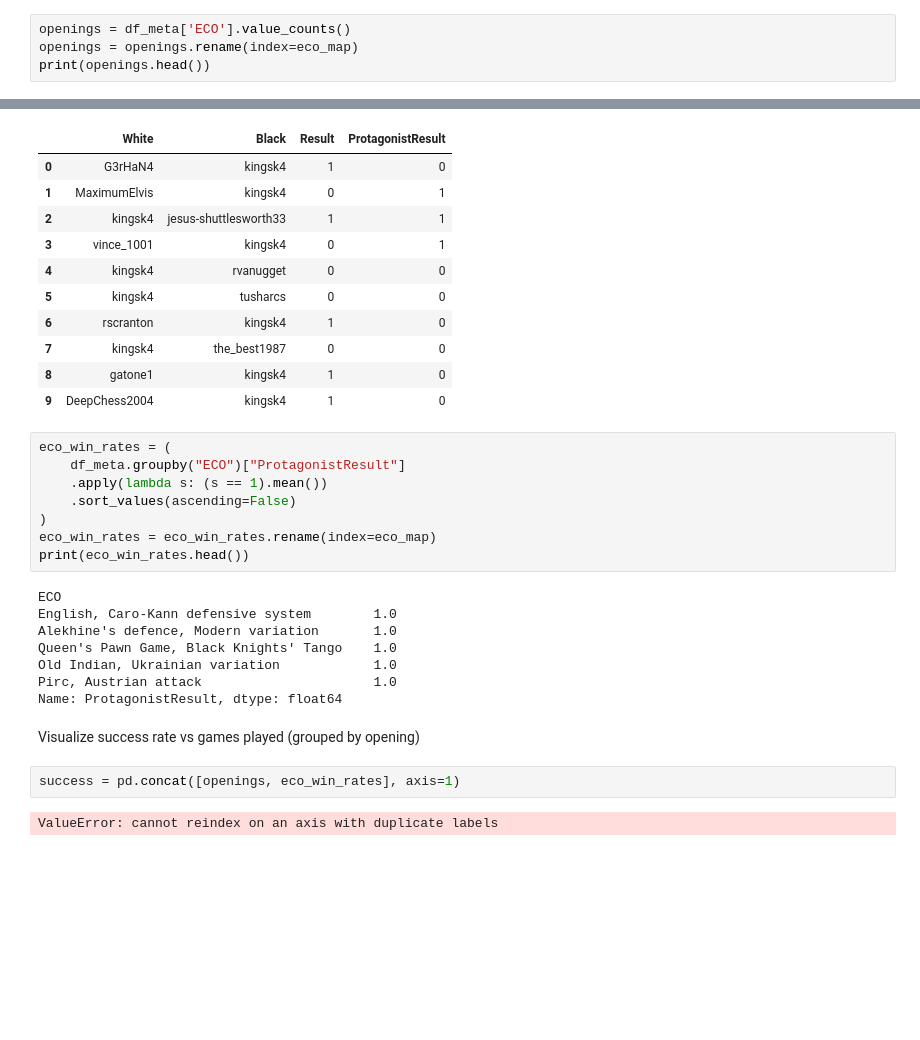
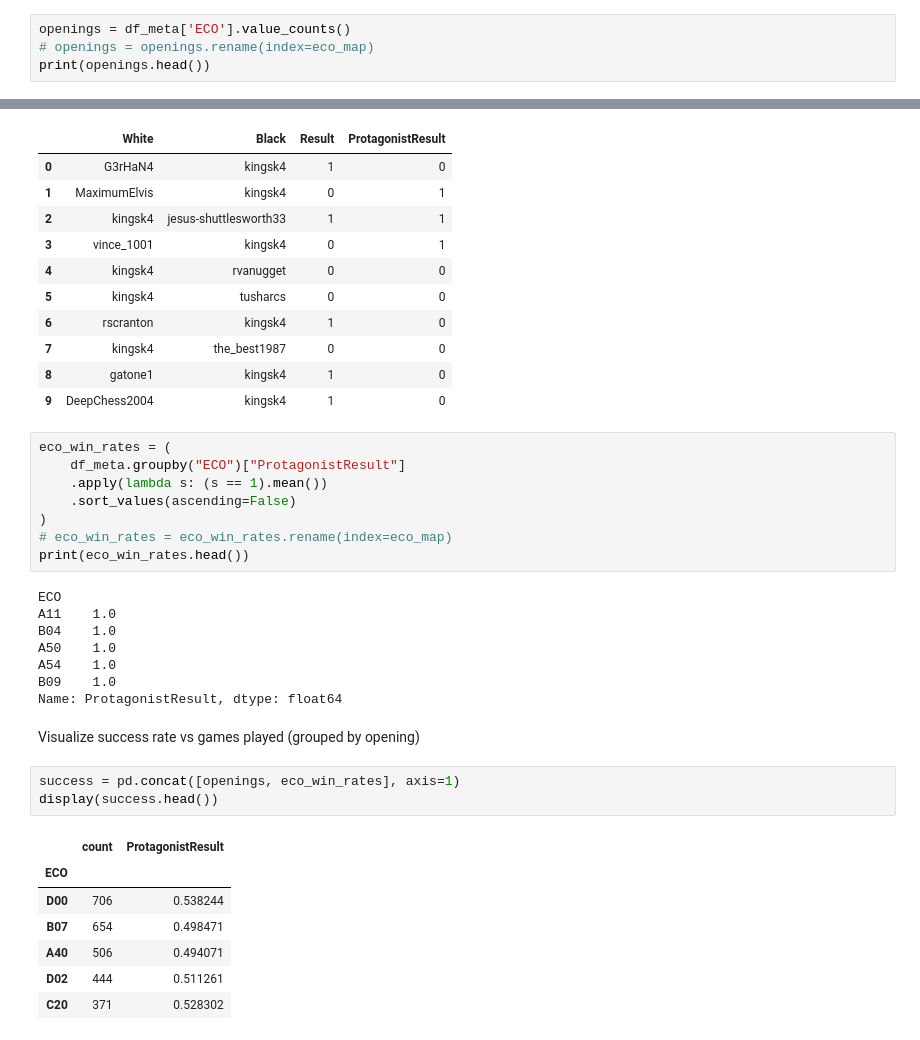
Before and after one commit to bryankeating10/WildHorse-Analytics-Chess-v2, a Jupyter notebook: Development/kingsk_data_preview.ipynb, the cells around one changed output, grey strips where cells are left out. Cells and saved outputs as stored; diff of their text form; blank space fills up the shorter version.

Commit message:
Opening success rate

```diff
--- a/Development/kingsk_data_preview.ipynb
+++ b/Development/kingsk_data_preview.ipynb
@@ -127,7 +127,7 @@ eco_map = eco_codes.set_index("ECO")["Opening_Name"].to_dict()
 Opening frequencies
 # %%
 openings = df_meta['ECO'].value_counts()
-openings = openings.rename(index=eco_map)
+# openings = openings.rename(index=eco_map)
 print(openings.head())
 # %% [output]
 ECO
@@ -173,19 +173,26 @@ eco_win_rates = (
     .apply(lambda s: (s == 1).mean())
     .sort_values(ascending=False)
 )
-eco_win_rates = eco_win_rates.rename(index=eco_map)
+# eco_win_rates = eco_win_rates.rename(index=eco_map)
 print(eco_win_rates.head())
 # %% [output]
 ECO
-English, Caro-Kann defensive system        1.0
-Alekhine's defence, Modern variation       1.0
-Queen's Pawn Game, Black Knights' Tango    1.0
-Old Indian, Ukrainian variation            1.0
-Pirc, Austrian attack                      1.0
+A11    1.0
+B04    1.0
+A50    1.0
+A54    1.0
+B09    1.0
 Name: ProtagonistResult, dtype: float64
 # %% [markdown]
 Visualize success rate vs games played (grouped by opening)
 # %%
 success = pd.concat([openings, eco_win_rates], axis=1)
+display(success.head())
 # %% [output]
-ValueError: cannot reindex on an axis with duplicate labels
+|  | count | ProtagonistResult |
+| ECO |  |  |
+| D00 | 706 | 0.538244 |
+| B07 | 654 | 0.498471 |
+| A40 | 506 | 0.494071 |
+| D02 | 444 | 0.511261 |
+| C20 | 371 | 0.528302 |
```
Also changed, not shown: parts of 3 cells of this notebook.
